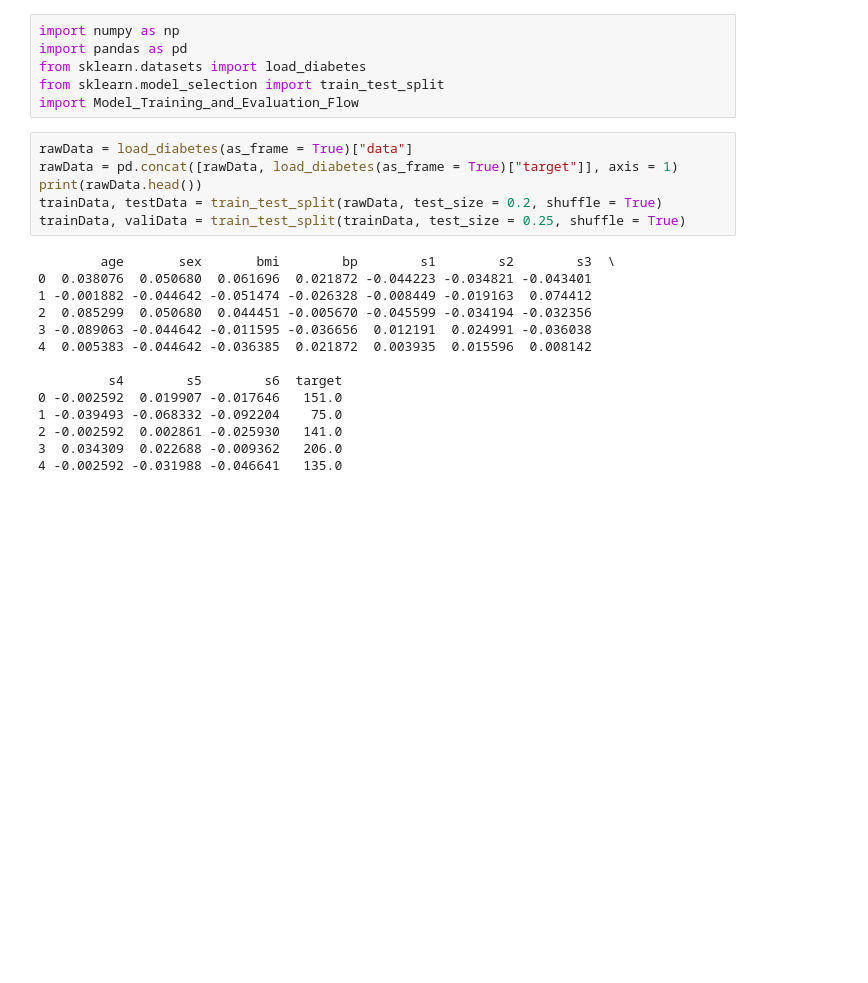
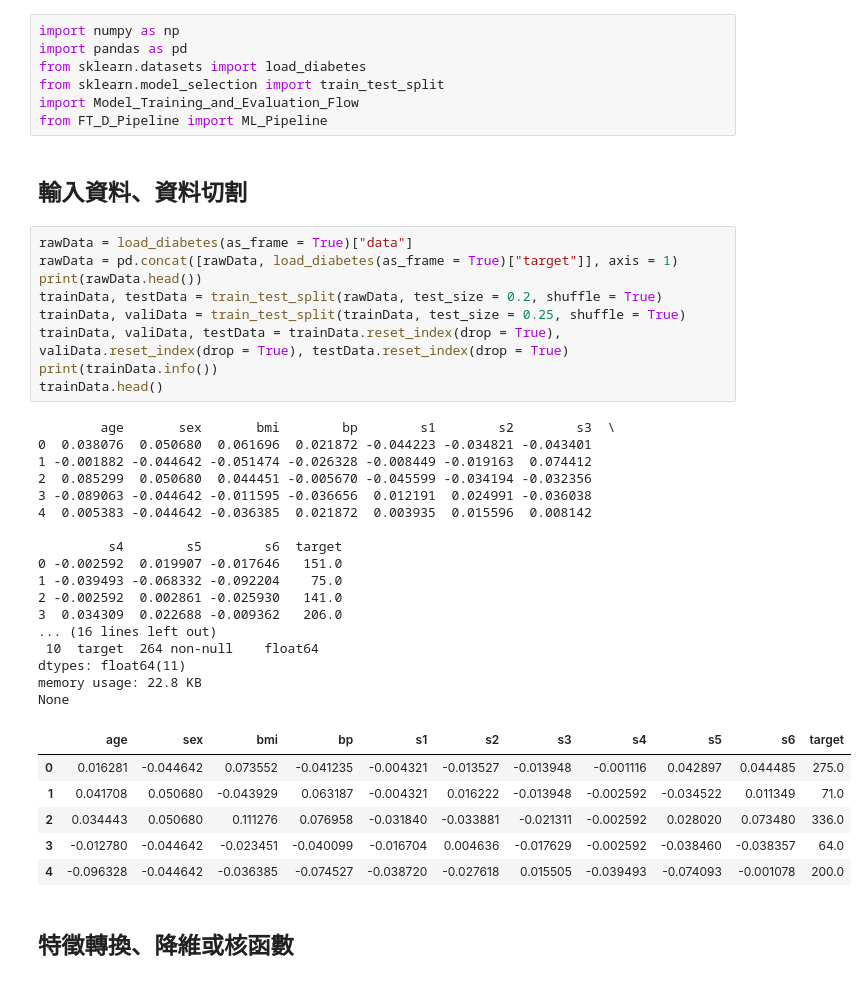
Before and after one commit to Wang-Jian-An/CustomizedAutoML, a Jupyter notebook: Example.ipynb, the cells around one changed output. Cells and saved outputs as stored; diff of their text form; blank space fills up the shorter version.

Commit message:
feat: add FT_D_Pipeline for example

```diff
--- a/Example.ipynb
+++ b/Example.ipynb
@@ -4,23 +4,41 @@ import pandas as pd
 from sklearn.datasets import load_diabetes
 from sklearn.model_selection import train_test_split
 import Model_Training_and_Evaluation_Flow
+from FT_D_Pipeline import ML_Pipeline
+# %% [markdown]
+## 輸入資料、資料切割
 # %%
 rawData = load_diabetes(as_frame = True)["data"]
 rawData = pd.concat([rawData, load_diabetes(as_frame = True)["target"]], axis = 1)
 print(rawData.head())
 trainData, testData = train_test_split(rawData, test_size = 0.2, shuffle = True)
 trainData, valiData = train_test_split(trainData, test_size = 0.25, shuffle = True)
+trainData, valiData, testData = trainData.reset_index(drop = True), valiData.reset_index(drop = True), testData.reset_index(drop = True)
+print(trainData.info())
+trainData.head()
 # %% [output]
         age       sex       bmi        bp        s1        s2        s3  \
 0  0.038076  0.050680  0.061696  0.021872 -0.044223 -0.034821 -0.043401
 1 -0.001882 -0.044642 -0.051474 -0.026328 -0.008449 -0.019163  0.074412
 2  0.085299  0.050680  0.044451 -0.005670 -0.045599 -0.034194 -0.032356
 3 -0.089063 -0.044642 -0.011595 -0.036656  0.012191  0.024991 -0.036038
 4  0.005383 -0.044642 -0.036385  0.021872  0.003935  0.015596  0.008142
 
          s4        s5        s6  target
 0 -0.002592  0.019907 -0.017646   151.0
 1 -0.039493 -0.068332 -0.092204    75.0
 2 -0.002592  0.002861 -0.025930   141.0
 3  0.034309  0.022688 -0.009362   206.0
-4 -0.002592 -0.031988 -0.046641   135.0
+... (16 lines left out)
+ 10  target  264 non-null    float64
+dtypes: float64(11)
+memory usage: 22.8 KB
+None
+|  | age | sex | bmi | bp | s1 | s2 | s3 | s4 | s5 | s6 | target |
+| 0 | 0.016281 | -0.044642 | 0.073552 | -0.041235 | -0.004321 | -0.013527 | -0.013948 | -0.001116 | 0.042897 | 0.044485 | 275.0 |
+| 1 | 0.041708 | 0.050680 | -0.043929 | 0.063187 | -0.004321 | 0.016222 | -0.013948 | -0.002592 | -0.034522 | 0.011349 | 71.0 |
+| 2 | 0.034443 | 0.050680 | 0.111276 | 0.076958 | -0.031840 | -0.033881 | -0.021311 | -0.002592 | 0.028020 | 0.073480 | 336.0 |
+| 3 | -0.012780 | -0.044642 | -0.023451 | -0.040099 | -0.016704 | 0.004636 | -0.017629 | -0.002592 | -0.038460 | -0.038357 | 64.0 |
+| 4 | -0.096328 | -0.044642 | -0.036385 | -0.074527 | -0.038720 | -0.027618 | 0.015505 | -0.039493 | -0.074093 | -0.001078 | 200.0 |
+# %% [markdown]
+## 特徵轉換、降維或核函數
```
Also changed, not shown: parts of 5 cells of this notebook.
